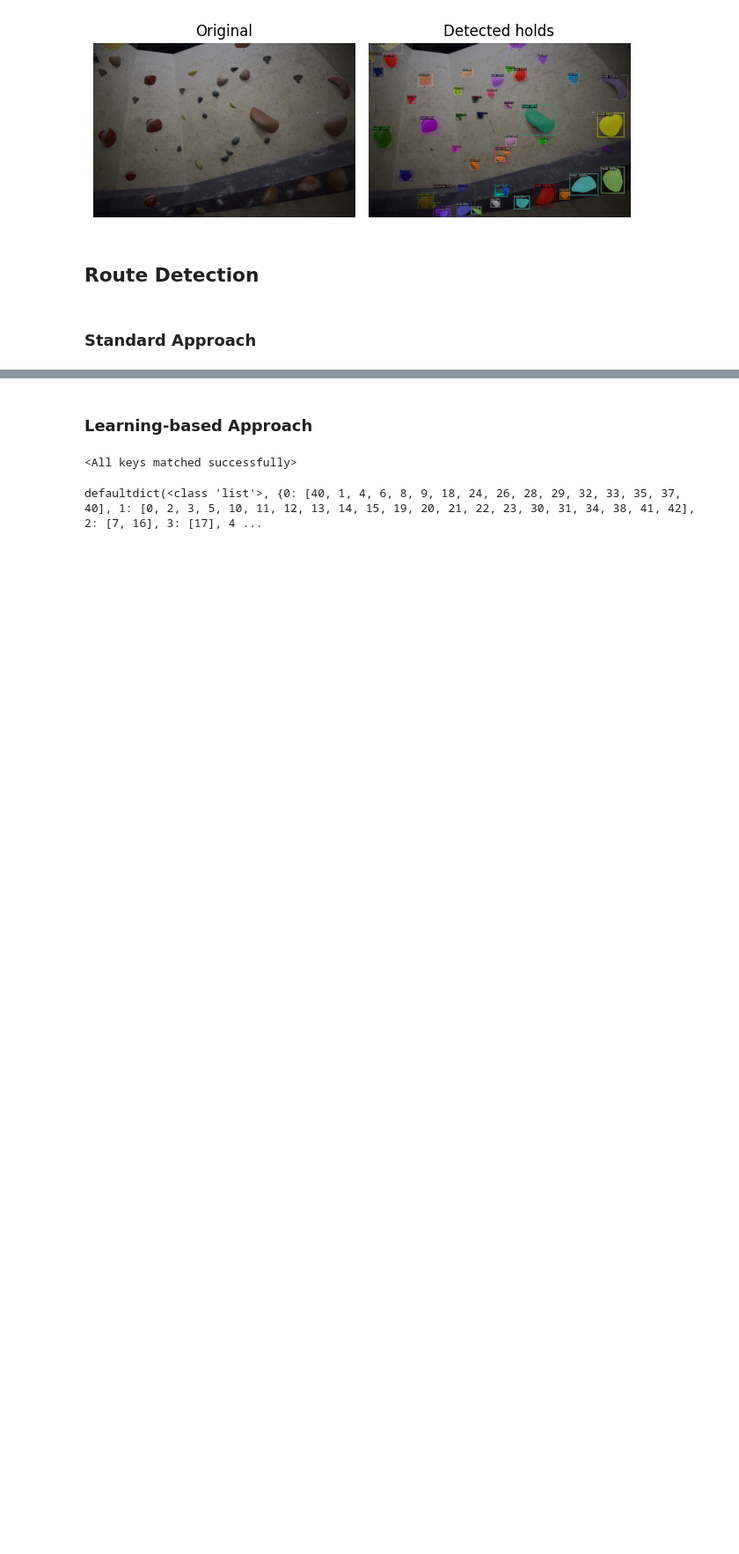
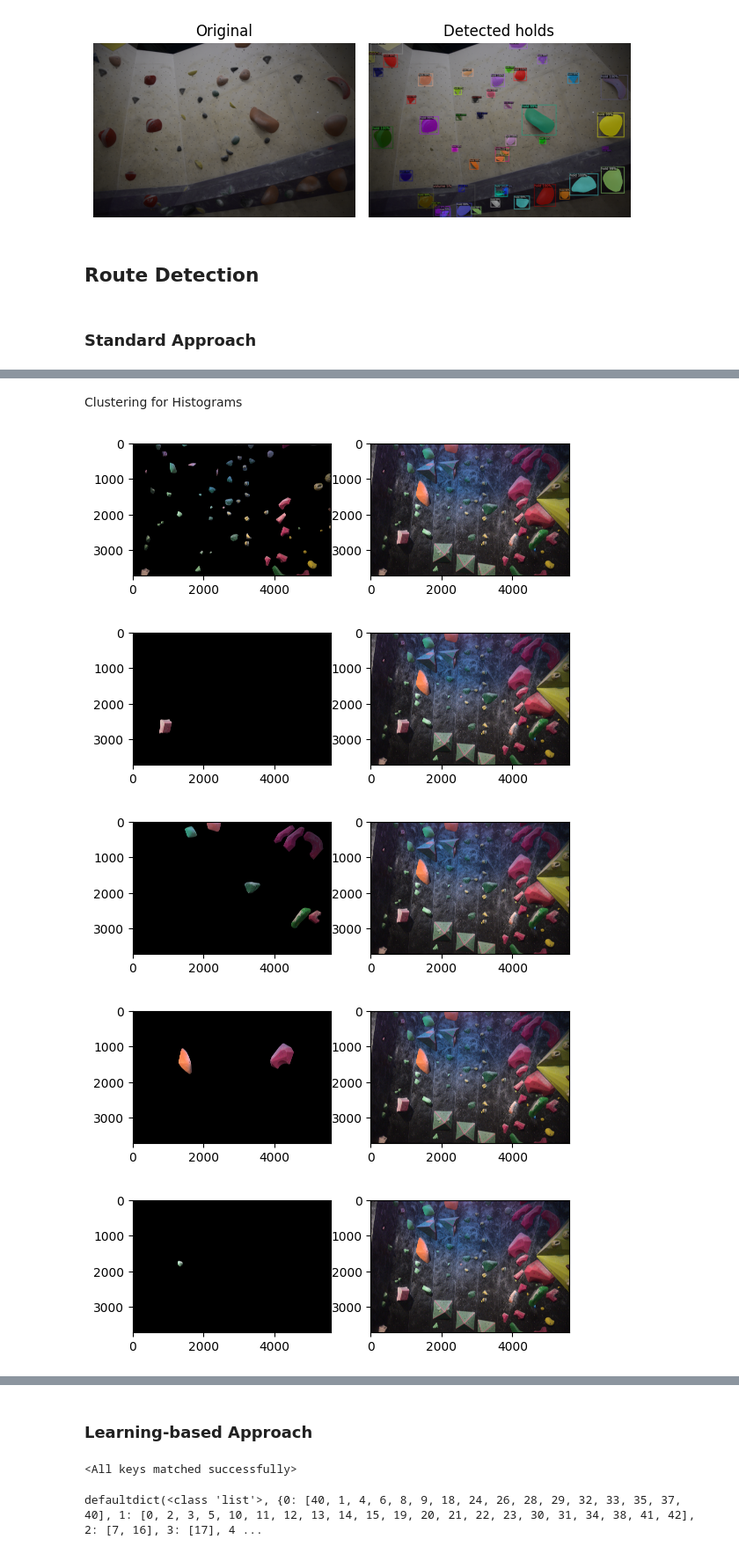
Before and after one commit to xiaoxiae/Indoor-Climbing-Hold-and-Route-Segmentation, a Jupyter notebook: demo.ipynb, the cells around one changed output, grey strips where cells are left out. Shown at 88% size. Cells and saved outputs as stored; diff of their text form; code cells hidden in the pictures; blank space fills up the shorter version.

```diff
--- a/demo.ipynb
+++ b/demo.ipynb
@@ -182,0 +399,40 @@ plt.show()
+# %% [markdown]
+Clustering for Histograms
+# %%
+histograms = defaultdict(list)
+for idx, poly in enumerate(d_dict["annotations"]):
+    if poly["category_id"] == 1:
+        # Volumes are considered part of the wall, not part of a route -> skip
+        continue
+    points = np.array(poly["segmentation"])
+    points = points.reshape((-1, 2)).astype(np.int32)
+    points = points[np.newaxis, :]
+    mask = cv2.fillPoly(np.zeros(image.shape[:2]), points, 255).astype(np.uint8)
+    hist0 = cv2.calcHist([image], [0], mask=mask, histSize=[256], ranges=[0, 256])
+    hist1 = cv2.calcHist([image], [1], mask=mask, histSize=[256], ranges=[0, 256])
+    hist2 = cv2.calcHist([image], [2], mask=mask, histSize=[256], ranges=[0, 256])
+    hist = np.array([hist0])
+    histograms[idx] = hist.flatten()
+
+histograms_arr = np.array(list(histograms.values()))
+histograms_arr_norm = histograms_arr - np.mean(histograms_arr, axis=0)
+histograms_arr_norm = np.nan_to_num(
+    histograms_arr_norm / np.std(histograms_arr_norm, axis=0)
+)
+
+clustering_input = histograms_arr_norm  # histograms_arr
+km_histogram = KMeans(n_clusters=7, random_state=42, n_init="auto")
+
+km_histogram.fit_predict(clustering_input)
+
+routes = defaultdict(list)
+for id, cluster in zip(range(clustering_input.shape[0]), km_histogram.labels_):
+    routes[cluster].append(id)
+
+plot_routes(routes, d_dict)
+# %% [output]
+[figure, added]
+[figure, added]
+[figure, added]
+[figure, added]
+[figure, added]
```
Also changed, not shown: parts of 9 cells of this notebook.
